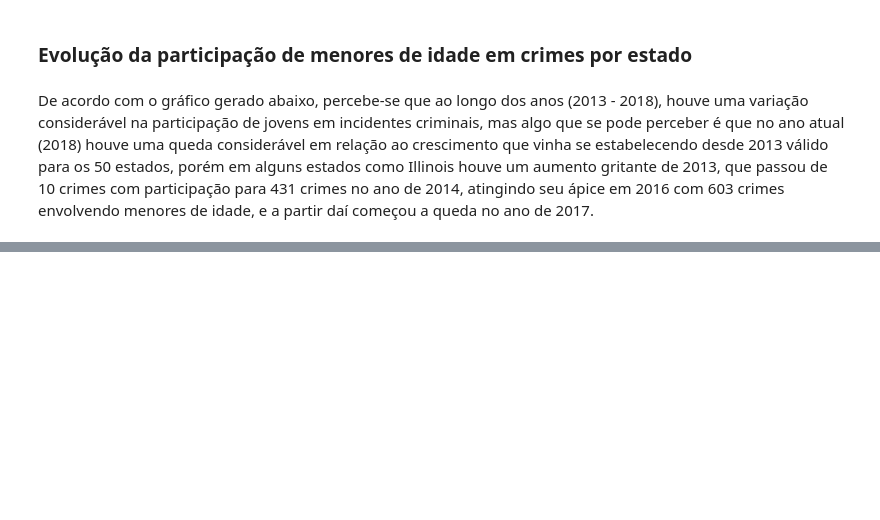
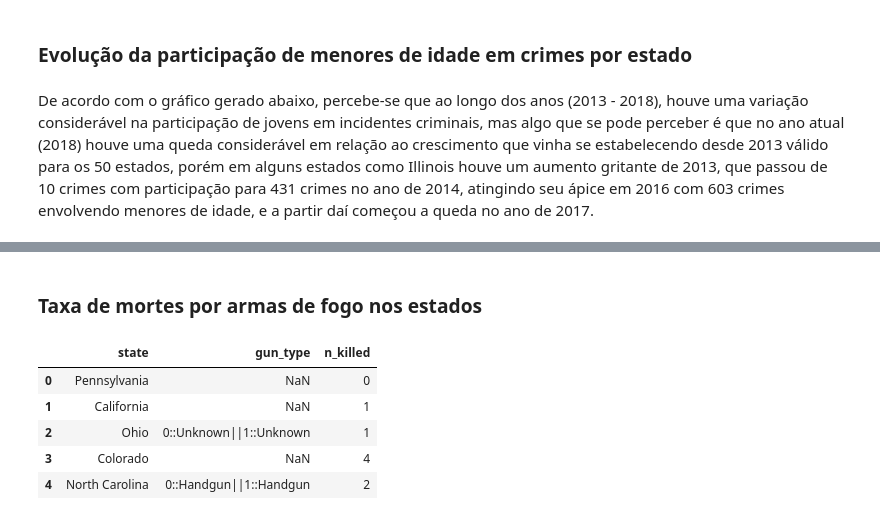
Before and after one commit to if1015-datascience-ufpe/2018-2-projeto-hadoop, a Jupyter notebook: proj.ipynb, the cells around one changed output, grey strips where cells are left out. Drawn from its saved outputs; the diff is of its cells as text; code cells hidden in the pictures; blank space fills up the shorter version.

```diff
--- a/proj.ipynb
+++ b/proj.ipynb
@@ -682,3 +682,37 @@ plot.select(estados)
 | 7 | Pennsylvania | 2016 | yes | 198 |
 | 9 | Pennsylvania | 2017 | yes | 202 |
 [interactive output not drawn]
+# %% [markdown]
+### Taxa de mortes por armas de fogo nos estados
+# %%
+armas_df = violencia_df[['state','gun_type','n_killed']]
+armas_df.head()
+# armas_df = armas_df.dropna()
+# armas_df = armas_df.reset_index()
+# armas_df = armas_df[['state','gun_type','n_killed']]
+
+# armas_df[armas_df.gun_type.str.contains('Unknown', case=False)]
+# armas_df
+# mortes = [i for i in armas_df['n_killed']]
+# mortes
+# dados_insert = []
+# for j in armas_df['state'].unique():
+#      df_atual = armas_df[violencia_df['state'] == j]
+#     for i in menoridade:
+#         quantidade = []
+#         quantidade.append(j)
+#         quantidade.append(i)
+#         quantidade.append(len(df_atual[df_atual['menor_de_idade'] == i]))
+#         dados_insert.append(quantidade)
+# agrup = pd.DataFrame(columns=['state','menor_de_idade','quantidade'],data=dados_insert)
+# estados = list(set(violencia_df['state'].unique()))
+# plot = hv.Bars(agrup,kdims=['state','menor_de_idade'],vdims=['quantidade'])
+# plot = plot.groupby('state')
+# plot.select(estados)
+# %% [output]
+|  | state | gun_type | n_killed |
+| 0 | Pennsylvania | NaN | 0 |
+| 1 | California | NaN | 1 |
+| 2 | Ohio | 0::Unknown||1::Unknown | 1 |
+| 3 | Colorado | NaN | 4 |
+| 4 | North Carolina | 0::Handgun||1::Handgun | 2 |
```
Also changed, not shown: parts of 2 cells of this notebook.
